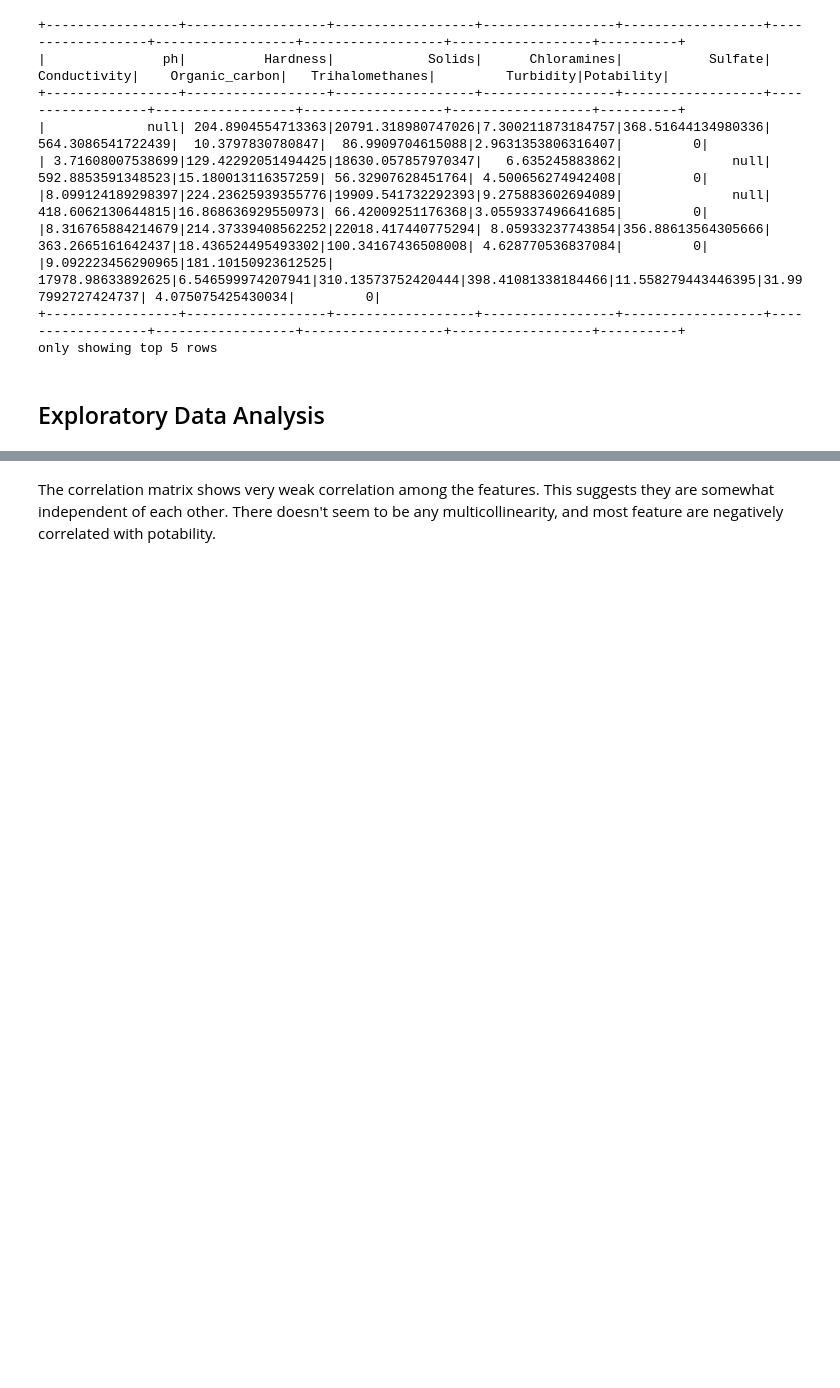
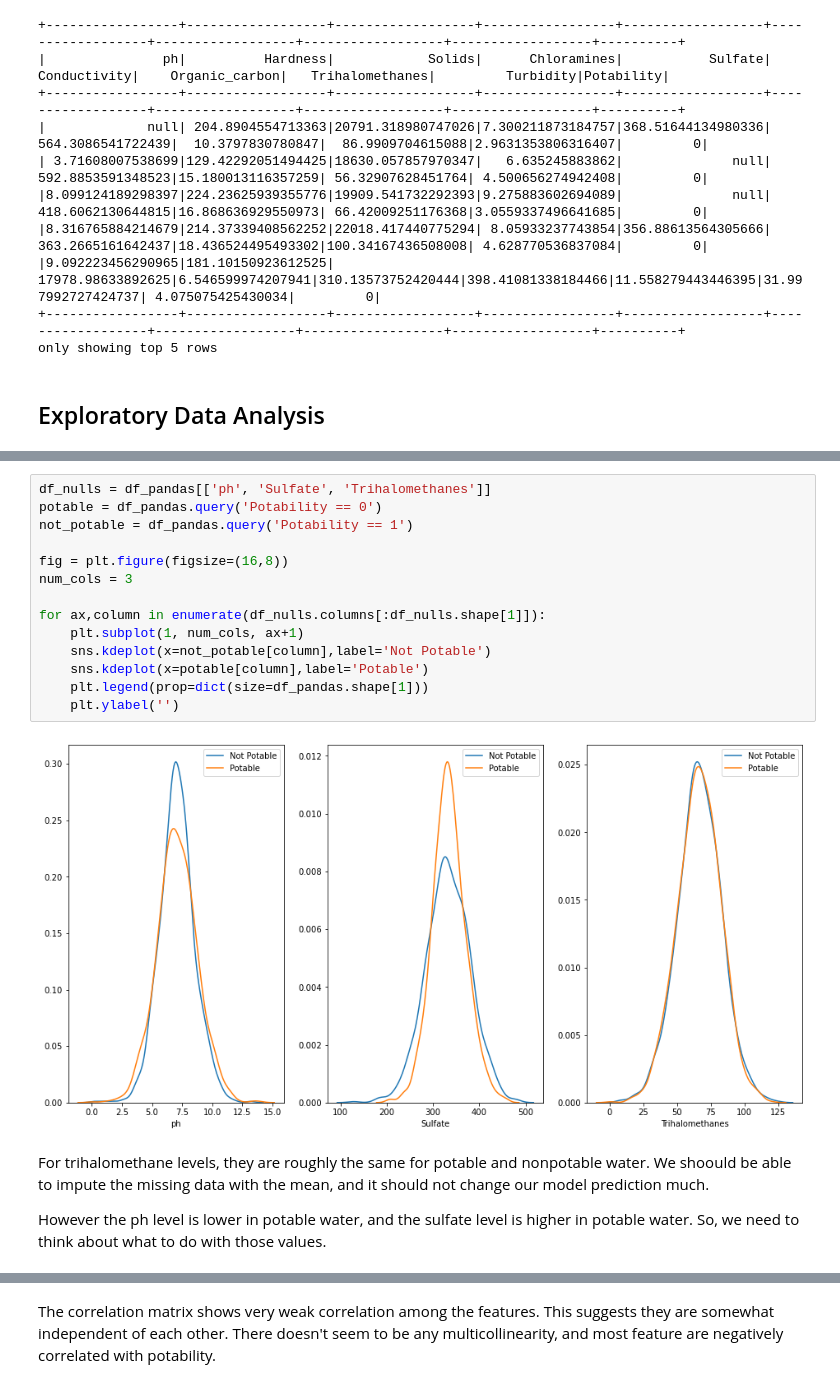
Before and after one commit to bryanfree66/udemy_mlflow_course, a Jupyter notebook: notebooks/1_water_potability_data_exploration.ipynb, the cells around one changed output, grey strips where cells are left out. Saved outputs shown, nothing was run; the diff lists cells and outputs as text; blank space fills up the shorter version.

```diff
--- a/notebooks/1_water_potability_data_exploration.ipynb
+++ b/notebooks/1_water_potability_data_exploration.ipynb
@@ -75,0 +113,20 @@ Name: missing, dtype: int64
+# %%
+df_nulls = df_pandas[['ph', 'Sulfate', 'Trihalomethanes']]
+potable = df_pandas.query('Potability == 0')
+not_potable = df_pandas.query('Potability == 1')
+
+fig = plt.figure(figsize=(16,8))
+num_cols = 3
+
+for ax,column in enumerate(df_nulls.columns[:df_nulls.shape[1]]):
+    plt.subplot(1, num_cols, ax+1)
+    sns.kdeplot(x=not_potable[column],label='Not Potable')
+    sns.kdeplot(x=potable[column],label='Potable')
+    plt.legend(prop=dict(size=df_pandas.shape[1]))
+    plt.ylabel('')
+# %% [output]
+[figure, added]
+# %% [markdown]
+For trihalomethane levels, they are roughly the same for potable and nonpotable water. We shoould be able to impute the missing data with the mean, and it should not change our model prediction much.
+
+However the ph level is lower in potable water, and the sulfate level is higher in potable water. So, we need to think about what to do with those values.
```
Also changed, not shown: parts of 20 cells of this notebook, 1 other file.
